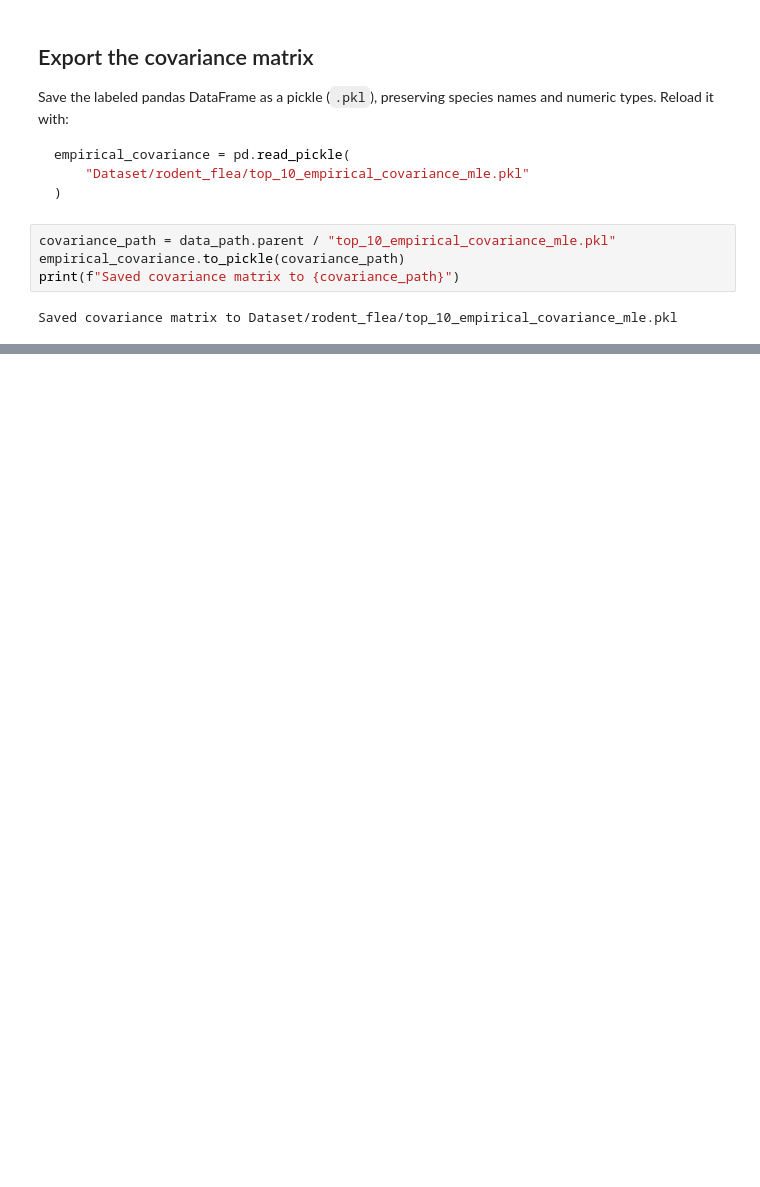
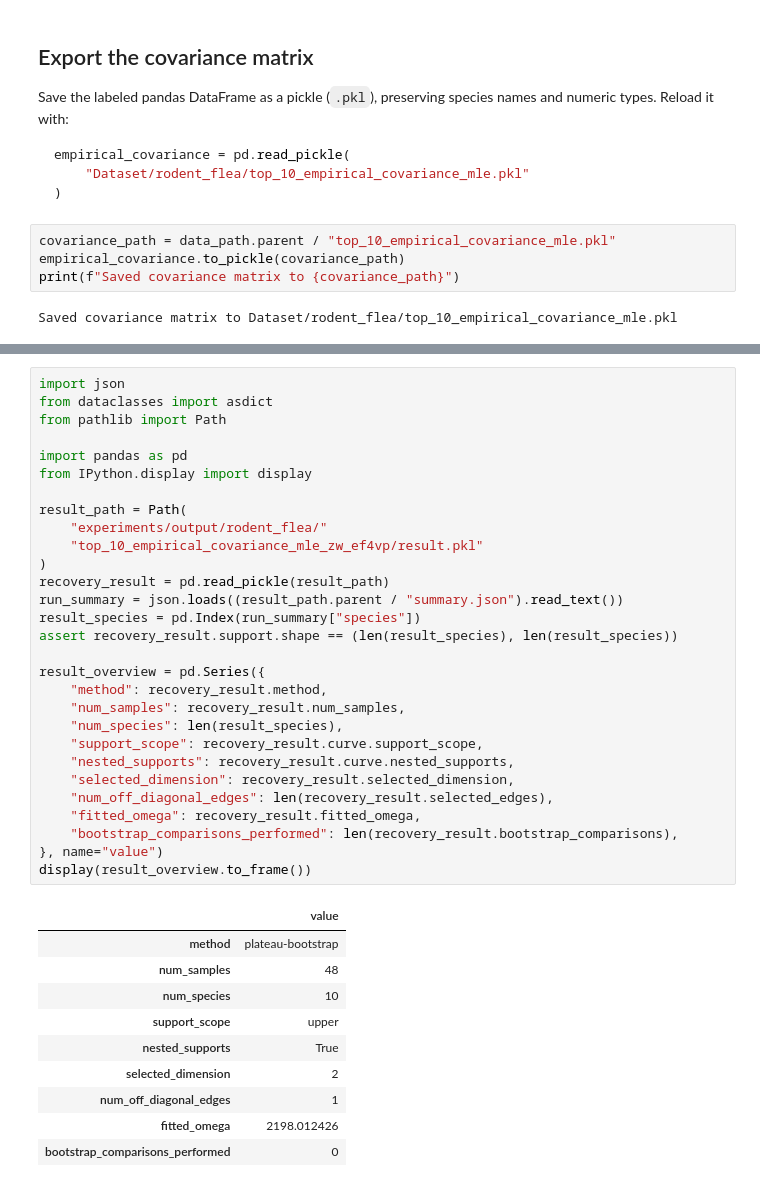
Before and after one commit to Bi-xuan/Analysis_eco_data, a Jupyter notebook: analyze_data.ipynb, the cells around one changed output, grey strips where cells are left out. Cells and saved outputs as stored; diff of their text form; blank space fills up the shorter version.

```diff
--- a/analyze_data.ipynb
+++ b/analyze_data.ipynb
@@ -162,0 +167,40 @@ Saved covariance matrix to Dataset/rodent_flea/top_10_empirical_covariance_mle.p
+# %%
+import json
+from dataclasses import asdict
+from pathlib import Path
+
+import pandas as pd
+from IPython.display import display
+
+result_path = Path(
+    "experiments/output/rodent_flea/"
+    "top_10_empirical_covariance_mle_zw_ef4vp/result.pkl"
+)
+recovery_result = pd.read_pickle(result_path)
+run_summary = json.loads((result_path.parent / "summary.json").read_text())
+result_species = pd.Index(run_summary["species"])
+assert recovery_result.support.shape == (len(result_species), len(result_species))
+
+result_overview = pd.Series({
+    "method": recovery_result.method,
+    "num_samples": recovery_result.num_samples,
+    "num_species": len(result_species),
+    "support_scope": recovery_result.curve.support_scope,
+    "nested_supports": recovery_result.curve.nested_supports,
+    "selected_dimension": recovery_result.selected_dimension,
+    "num_off_diagonal_edges": len(recovery_result.selected_edges),
+    "fitted_omega": recovery_result.fitted_omega,
+    "bootstrap_comparisons_performed": len(recovery_result.bootstrap_comparisons),
+}, name="value")
+display(result_overview.to_frame())
+# %% [output]
+|  | value |
+| method | plateau-bootstrap |
+| num_samples | 48 |
+| num_species | 10 |
+| support_scope | upper |
+| nested_supports | True |
+| selected_dimension | 2 |
+| num_off_diagonal_edges | 1 |
+| fitted_omega | 2198.012426 |
+| bootstrap_comparisons_performed | 0 |
```
Also changed, not shown: parts of 3 cells of this notebook, 2 other files.
